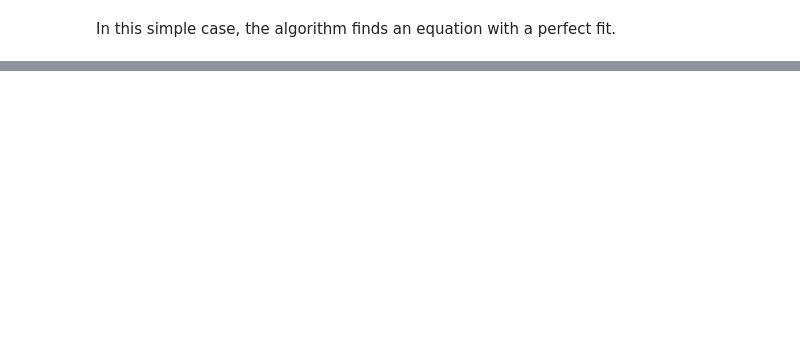
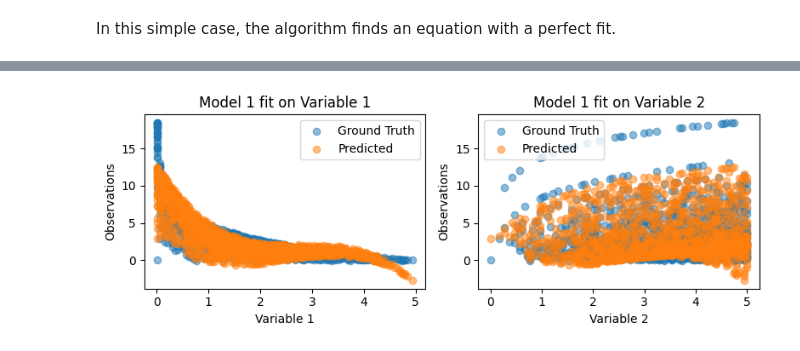
Before and after one commit to AutoResearch/autora, a Jupyter notebook: docs/tutorials/Theorist.ipynb, the cells around one changed output, grey strips where cells are left out. Cells and saved outputs as stored; diff of their text form; code cells hidden in the pictures; blank space fills up the shorter version.

Commit message:
BMS Tutorial Added into Theorist Tutorial

```diff
--- a/docs/tutorials/Theorist.ipynb
+++ b/docs/tutorials/Theorist.ipynb
@@ -53,0 +234,3 @@ In this simple case, the algorithm finds an equation with a perfect fit.
+# %%
+def present_results(model, x_test, y_test, arg='default', model_name=None, variable_names=None, select_indices=None, figsize=None, *args):
+  compare_results(models=[model], x_test=x_test, y_test=y_test, arg=arg, model_names=[model_name], variable_names=variable_names, select_indices=select_indices, figsize=figsize, *args)
@@ -53,0 +241,22 @@ In this simple case, the algorithm finds an equation with a perfect fit.
+# %%
+from sklearn.preprocessing import PolynomialFeatures
+from sklearn.linear_model import LinearRegression
+
+
+class PolynomialRegressor:
+    """
+    This theorist fits a polynomial function to the data.
+    """
+
+    def __init__(self, degree: int = 3):
+      self.poly = PolynomialFeatures(degree=degree, include_bias=False)
+      self.model = LinearRegression()
+
+    def fit(self, x, y):
+      features = self.poly.fit_transform(x, y)
+      self.model.fit(features, y)
+      return self
+
+    def predict(self, x):
+      features = self.poly.fit_transform(x)
+      return self.model.predict(features)
@@ -53,0 +265,2 @@ In this simple case, the algorithm finds an equation with a perfect fit.
+# %%
+poly_model = PolynomialRegressor(degree=3)
@@ -53,0 +269,2 @@ In this simple case, the algorithm finds an equation with a perfect fit.
+# %%
+poly_model.fit(conditions_train, observations_train)
@@ -53,0 +282,4 @@ In this simple case, the algorithm finds an equation with a perfect fit.
+# %%
+present_results(model=poly_model, x_test=conditions_test, y_test=observations_test, arg='2d')
+# %% [output]
+[figure, added]
```
Also changed, not shown: parts of 99 cells of this notebook.
